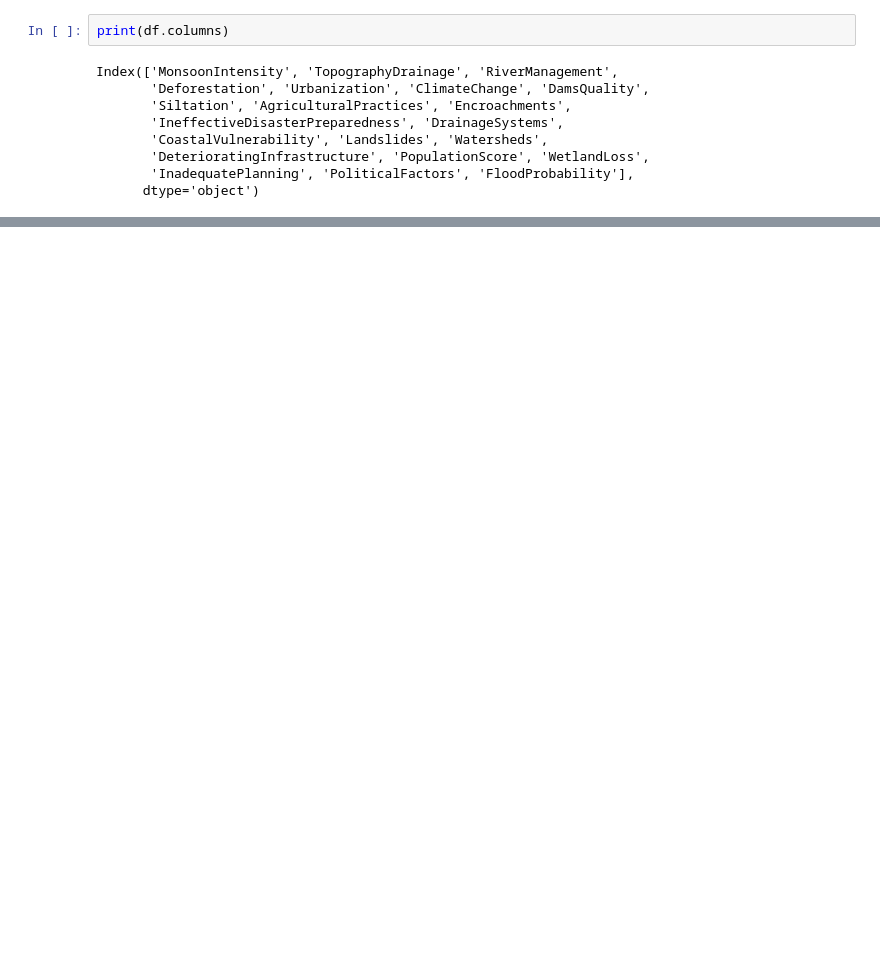
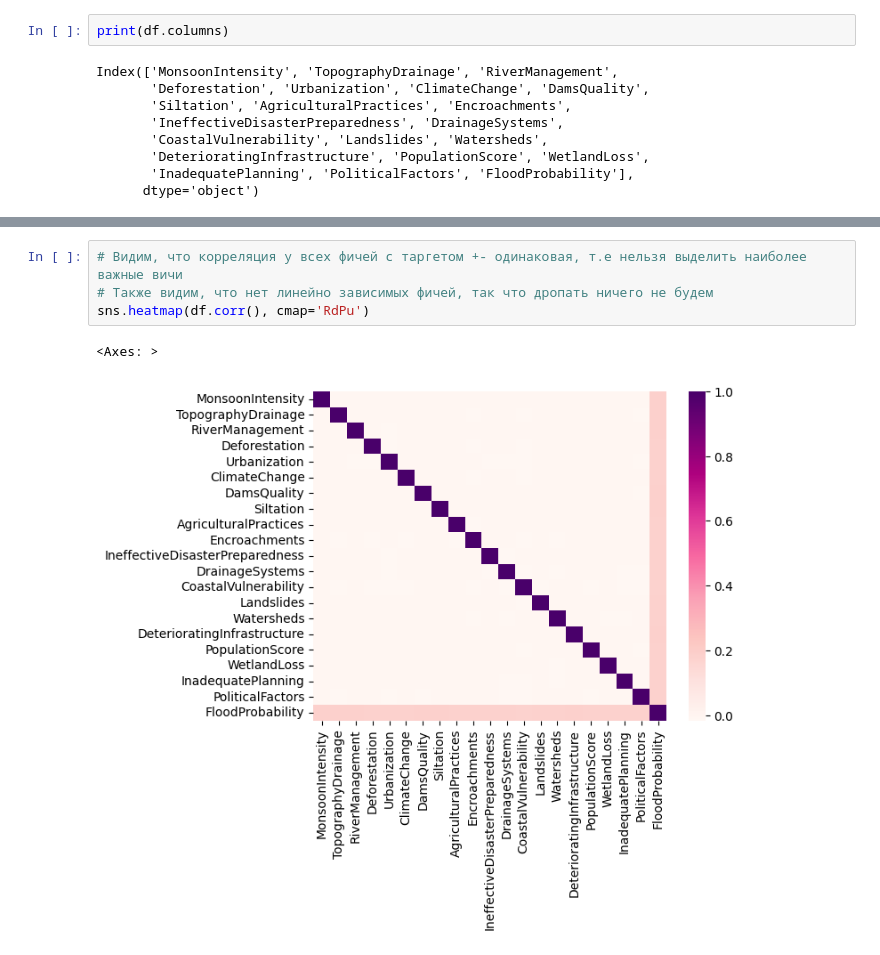
Before and after one commit to lizzinni/HSE_ML_Project, a Jupyter notebook: notebooks/project.ipynb, the cells around one changed output, grey strips where cells are left out. Saved outputs shown, nothing was run; the diff lists cells and outputs as text; blank space fills up the shorter version.

```diff
--- a/notebooks/project.ipynb
+++ b/notebooks/project.ipynb
@@ -93,0 +88,7 @@ for feature in df.columns[:-1]:
+# %%
+# Видим, что корреляция у всех фичей с таргетом +- одинаковая, т.е нельзя выделить наиболее важные вичи
+# Также видим, что нет линейно зависимых фичей, так что дропать ничего не будем
+sns.heatmap(df.corr(), cmap='RdPu')
+# %% [output]
+<Axes: >
+[figure, added]
```
Also changed, not shown: parts of 26 cells of this notebook.
